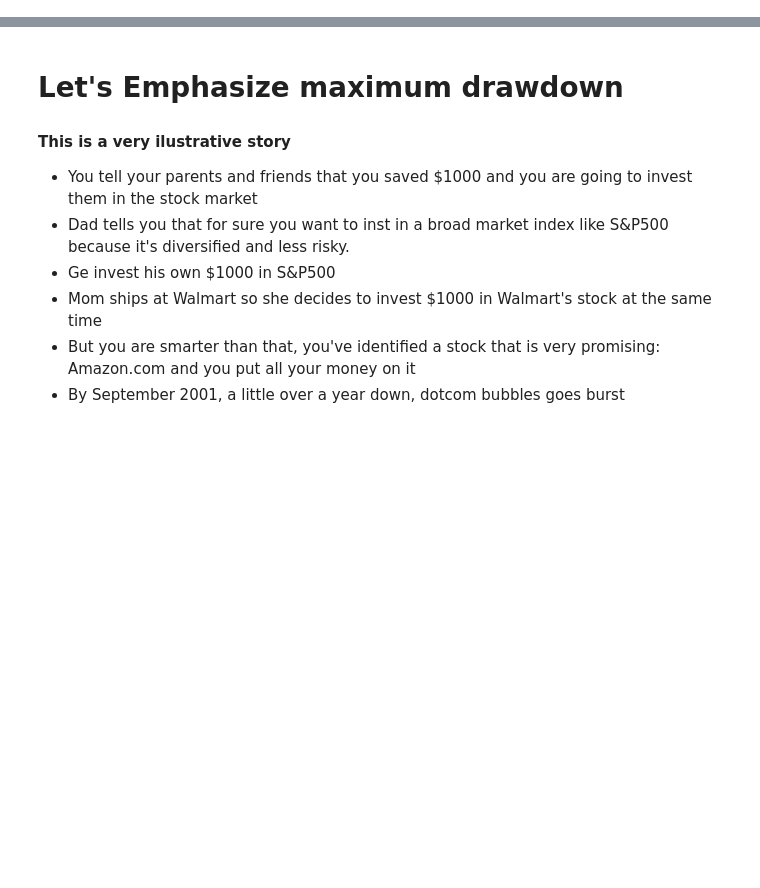
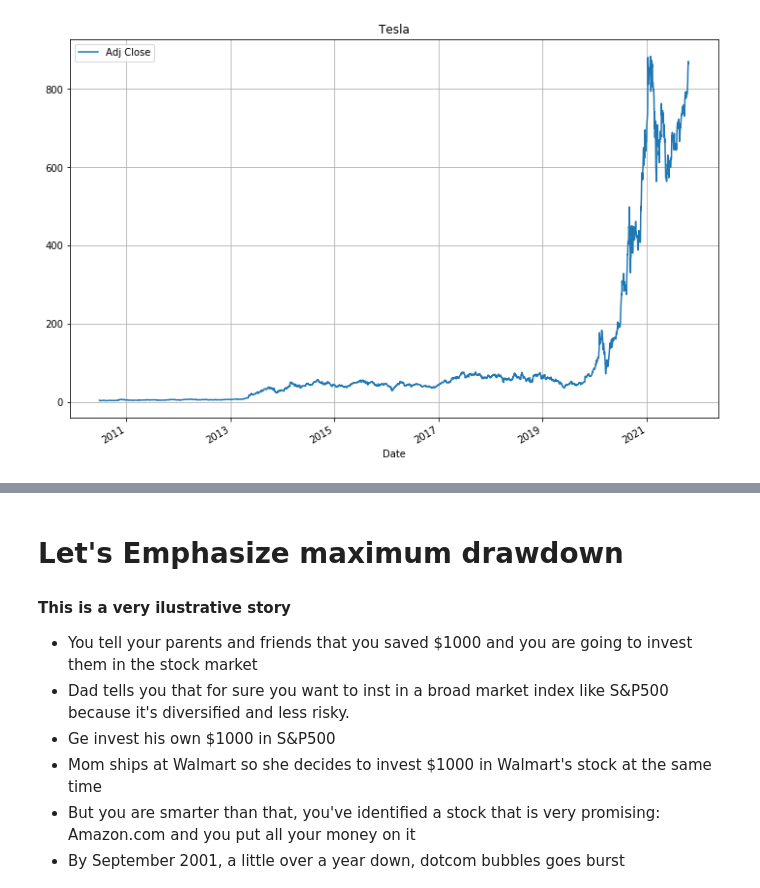
Before and after one commit to danthequant/stocks, a Jupyter notebook: port_mgmt.ipynb, the cells around one changed output, grey strips where cells are left out. Saved outputs shown, nothing was run; the diff lists cells and outputs as text; code cells hidden in the pictures; blank space fills up the shorter version.

```diff
--- a/port_mgmt.ipynb
+++ b/port_mgmt.ipynb
@@ -89,0 +53,4 @@ Data sample
+# %%
+stock_data.plot(grid=True, figsize=(12,8), title='Tesla');
+# %% [output]
+[figure, added]
```
Also changed, not shown: parts of 41 cells of this notebook.
